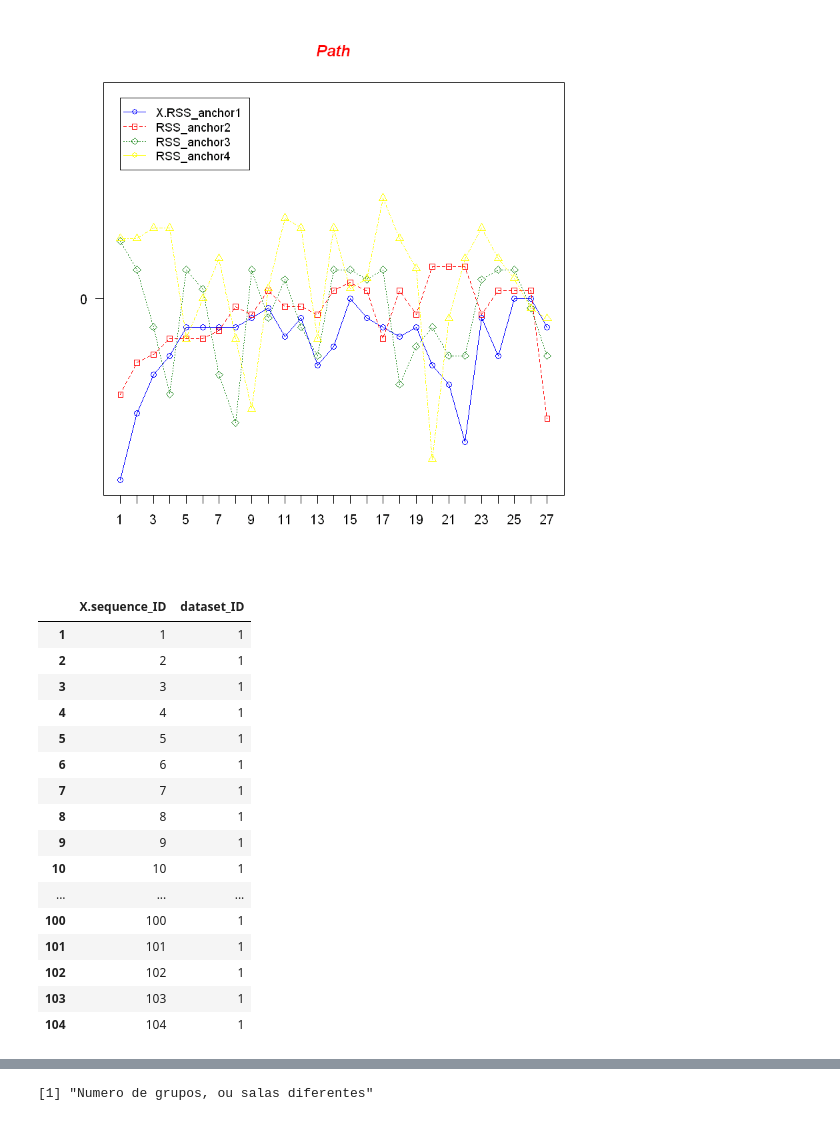
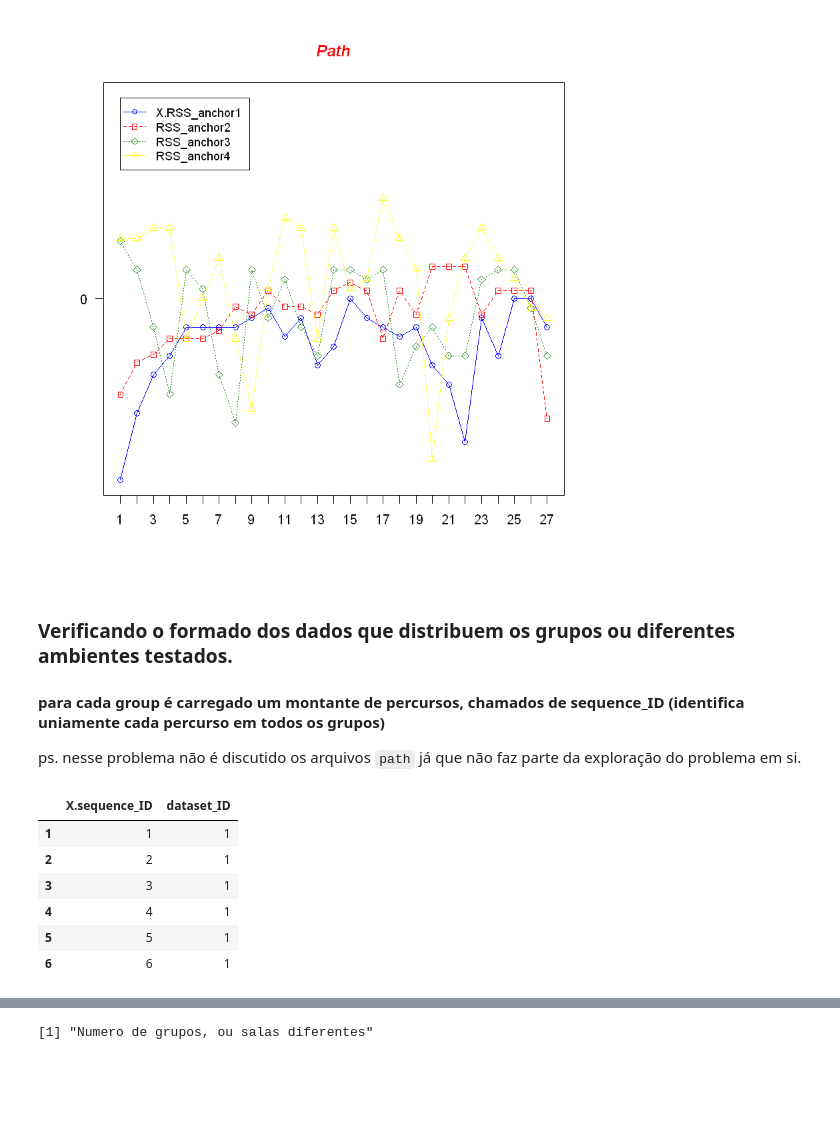
Before and after one commit to alvarojoao/UCIRSS, a Jupyter notebook: Problem analysis.ipynb, the cells around one changed output, grey strips where cells are left out. Drawn from its saved outputs; the diff is of its cells as text; code cells hidden in the pictures; blank space fills up the shorter version.

```diff
--- a/Problem analysis.ipynb
+++ b/Problem analysis.ipynb
@@ -43,25 +48,20 @@ legend(1, 1, names(data1), cex=0.9, col=plot_colors,
    pch=21:23, lty=1:3);
 # %% [output]
 [figure]
+# %% [markdown]
+### Verificando o formado dos dados que distribuem os grupos ou diferentes ambientes testados.
+#### para cada group é carregado um montante de percursos, chamados de sequence_ID (identifica uniamente cada percurso em todos os grupos)
+
+ps. nesse problema não é discutido os arquivos `path` já que não faz parte da exploração do problema em si.
 # %%
 groups <- read.csv(file="./MovementAAL/groups/MovementAAL_DatasetGroup.csv",head=TRUE,sep=",")
 groups1 = groups[groups$dataset_ID==1, ]
-groups1
+head(groups1)
 # %% [output]
 |  | X.sequence_ID | dataset_ID |
 | 1 | 1 | 1 |
 | 2 | 2 | 1 |
 | 3 | 3 | 1 |
 | 4 | 4 | 1 |
 | 5 | 5 | 1 |
 | 6 | 6 | 1 |
-| 7 | 7 | 1 |
-| 8 | 8 | 1 |
-| 9 | 9 | 1 |
-| 10 | 10 | 1 |
-| ... | ... | ... |
-| 100 | 100 | 1 |
-| 101 | 101 | 1 |
-| 102 | 102 | 1 |
-| 103 | 103 | 1 |
-| 104 | 104 | 1 |
```
Also changed, not shown: parts of 10 cells of this notebook, 4 other files.
